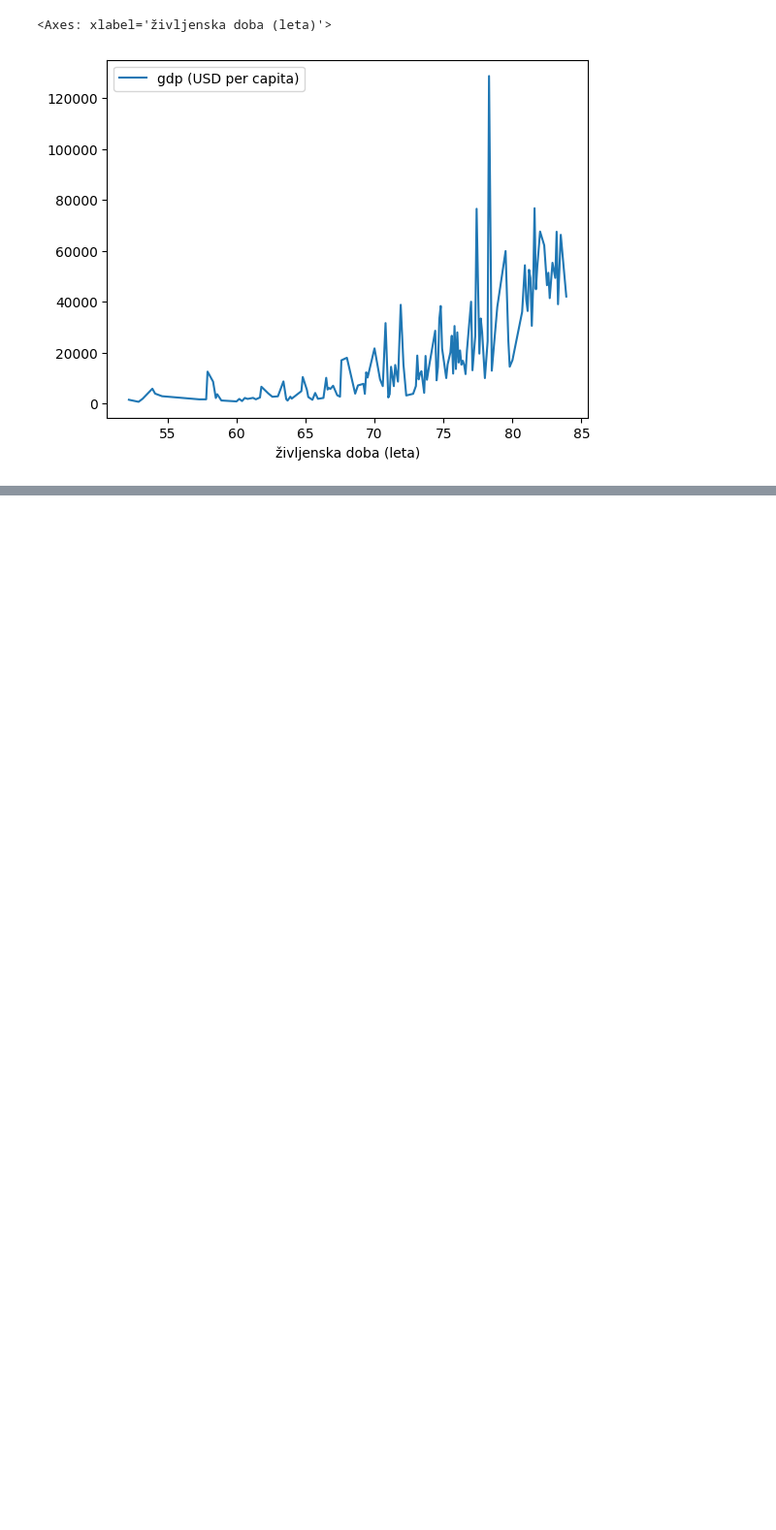
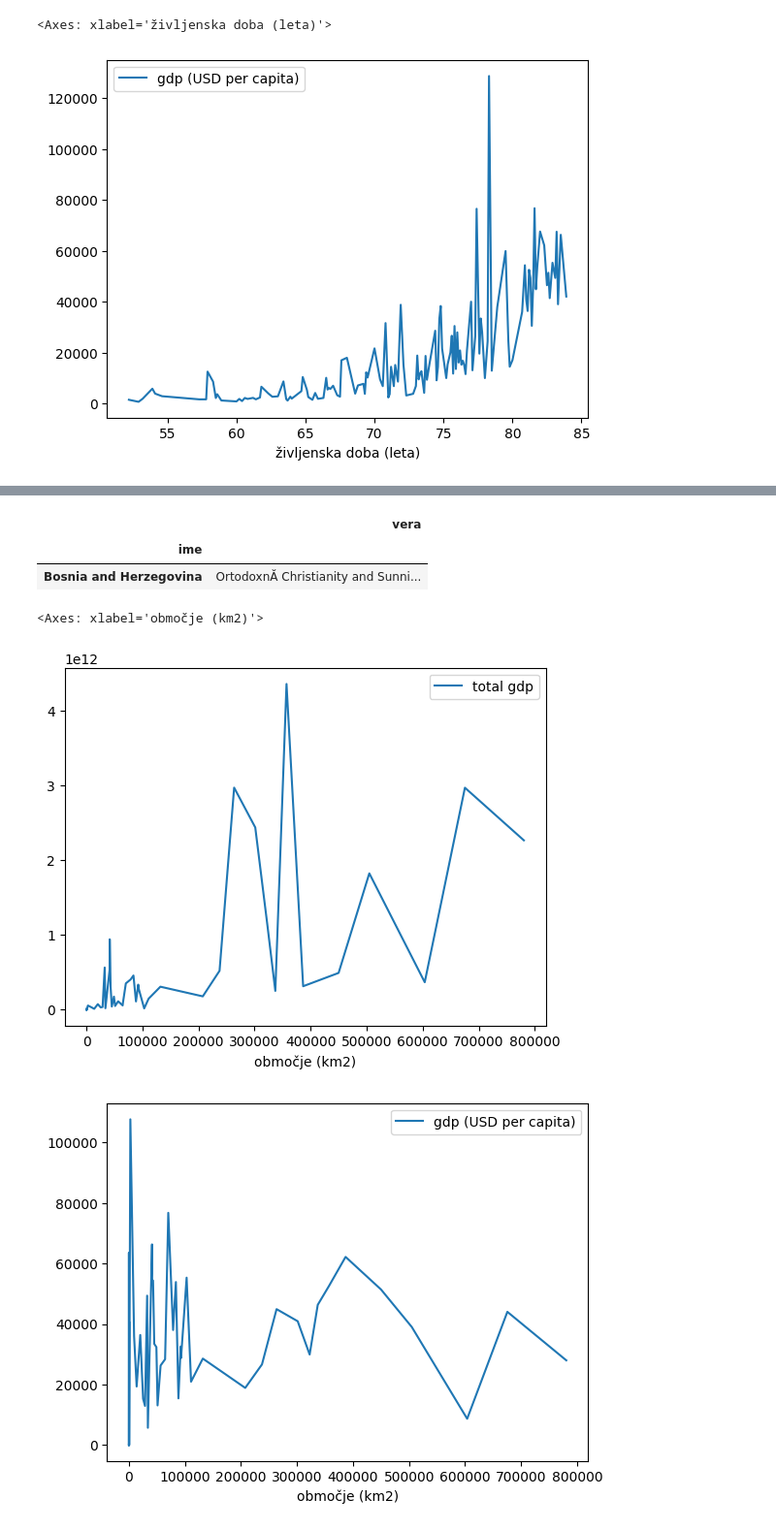
Before and after one commit to mianardin/Projektna_naloga, a Jupyter notebook: Analiza.ipynb, the cells around one changed output, grey strips where cells are left out. Shown: that part at 97% size. Cells and saved outputs as stored; diff of their text form; code cells hidden in the pictures; blank space fills up the shorter version.

```diff
--- a/Analiza.ipynb
+++ b/Analiza.ipynb
@@ -73,0 +83,16 @@ podtabela3.groupby('vera')['populacija'].sum().plot()
+# %%
+fileter_izstopa = podtabela3['vera'] == 'OrtodoxnĂ­ Christianity and Sunni Islam'
+podtabela3[fileter_izstopa][['vera']]
+# %% [output]
+|  | vera |
+| ime |  |
+| Bosnia and Herzegovina | OrtodoxnĂ­ Christianity and Sunni... |
+# %%
+filter_obmocje = (podtabela3['območje (km2)'] < 17075200)
+podtabela4 = podtabela3[filter_obmocje].copy()
+podtabela4.groupby(by='območje (km2)').agg({'total gdp':"mean"}).plot()
+podtabela4.groupby(by='območje (km2)').agg({'gdp (USD per capita)':"mean"}).plot()
+# %% [output]
+<Axes: xlabel='območje (km2)'>
+[figure, added]
+[figure, added]
```
Also changed, not shown: parts of 4 cells of this notebook.
